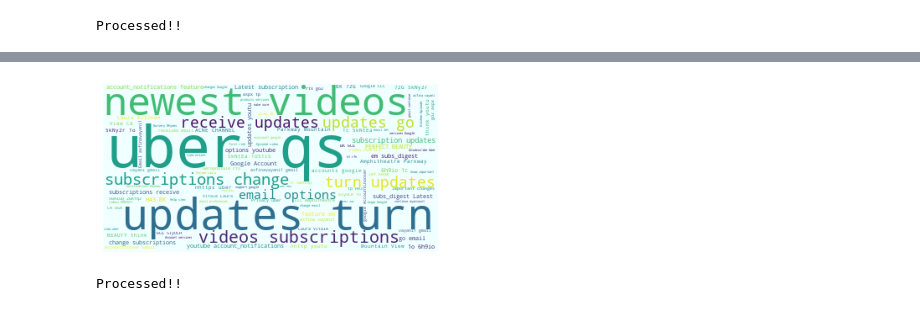
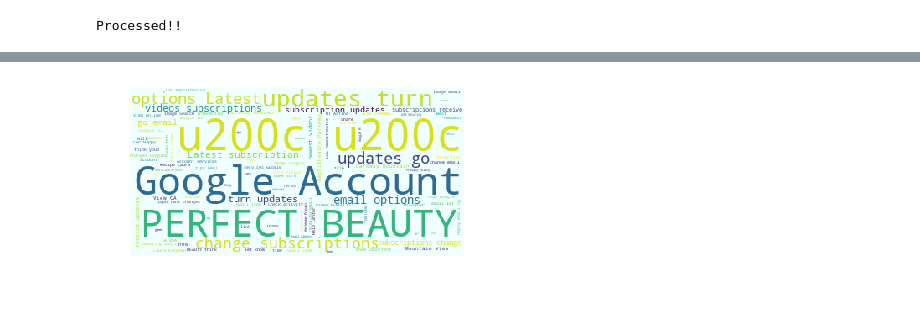
Before and after one commit to KMKnation/semantic_search_engine, a Jupyter notebook: KMeans.ipynb, the cells around one changed output, grey strips where cells are left out. Cells and saved outputs as stored; diff of their text form; code cells hidden in the pictures.

```diff
--- a/KMeans.ipynb
+++ b/KMeans.ipynb
@@ -86,19 +70,11 @@ Hey Asfina,  Welcome to Google+ - we're glad you're here! Here's a video and som
 # %%
-filedata = ''
+# filedata = ''
 
-for emailpath in os.listdir(EMAIL_DATASET_PATH):
-    with open(os.path.join(EMAIL_DATASET_PATH, emailpath), 'r') as file:
-        lines = file.readlines()
-        for line in lines:
-            filedata+=line
-print('Processed!!')
+# for emailpath in os.listdir(EMAIL_DATASET_PATH):
+#     with open(os.path.join(EMAIL_DATASET_PATH, emailpath), 'r') as file:
+#         lines = file.readlines()
+#         for line in lines:
+#             filedata+=line
+# print('Processed!!')
 # %% [output]
 Processed!!
-# %%
-# Create stopword list:
-from wordcloud import WordCloud, STOPWORDS
-stopwords = set(STOPWORDS)
-
-#Generate wordcloud data
-wordcloud = WordCloud(stopwords=stopwords, max_words=100, \
-                      background_color="white").generate(filedata)
@@ -110,0 +83,11 @@ plt.show()
+# %%
+
+counter = 0
+for emailpath in os.listdir(EMAIL_DATASET_PATH):
+    with open(os.path.join(EMAIL_DATASET_PATH, emailpath), 'r') as file:
+        lines = file.readlines()
+        df.loc[counter,"content"] = lines[0]
+        counter +=1
+#         for line in lines:
+#             filedata+=line
+print('Processed!!')
@@ -111,33 +105,17 @@ plt.show()
 # %%
 #Add more words to ignore
-stopwords.update(["et","x80", "https", "click"])
+stopwords.update(["et","x80", "https", "click", "[image: Google]"])
 
 #Redo stop words. Limit number of words
 wordcloud = WordCloud(stopwords=stopwords, max_words=100, \
-                      background_color="azure").generate(filedata)
+                      background_color="azure").generate(str(df.values))
 
 plt.imshow(wordcloud)
 plt.axis("off")
 plt.show()
 # embedded-picture
 # %% [output]
-[figure, old version]
+[figure, new version]
-# %%
-data = []
-
-for emailpath in os.listdir(EMAIL_DATASET_PATH):
-    with open(os.path.join(EMAIL_DATASET_PATH, emailpath), 'r') as file:
-        line = file.read()
-        results_str = line.replace(r'\r', "")
-        results_str = results_str.replace(r'\n', " ")
-        results_str = results_str.replace(r'b"', "")
-        results_str = results_str.replace('\\xe2\\x80\\x99', "'")
-
-
-        data.append(results_str)
-print('Processed!!')
-# %% [output]
-Processed!!
 # %%
 from sklearn.feature_extraction.text import TfidfVectorizer
 import nltk
```
Also changed, not shown: parts of 32 cells of this notebook, 2 other files.
